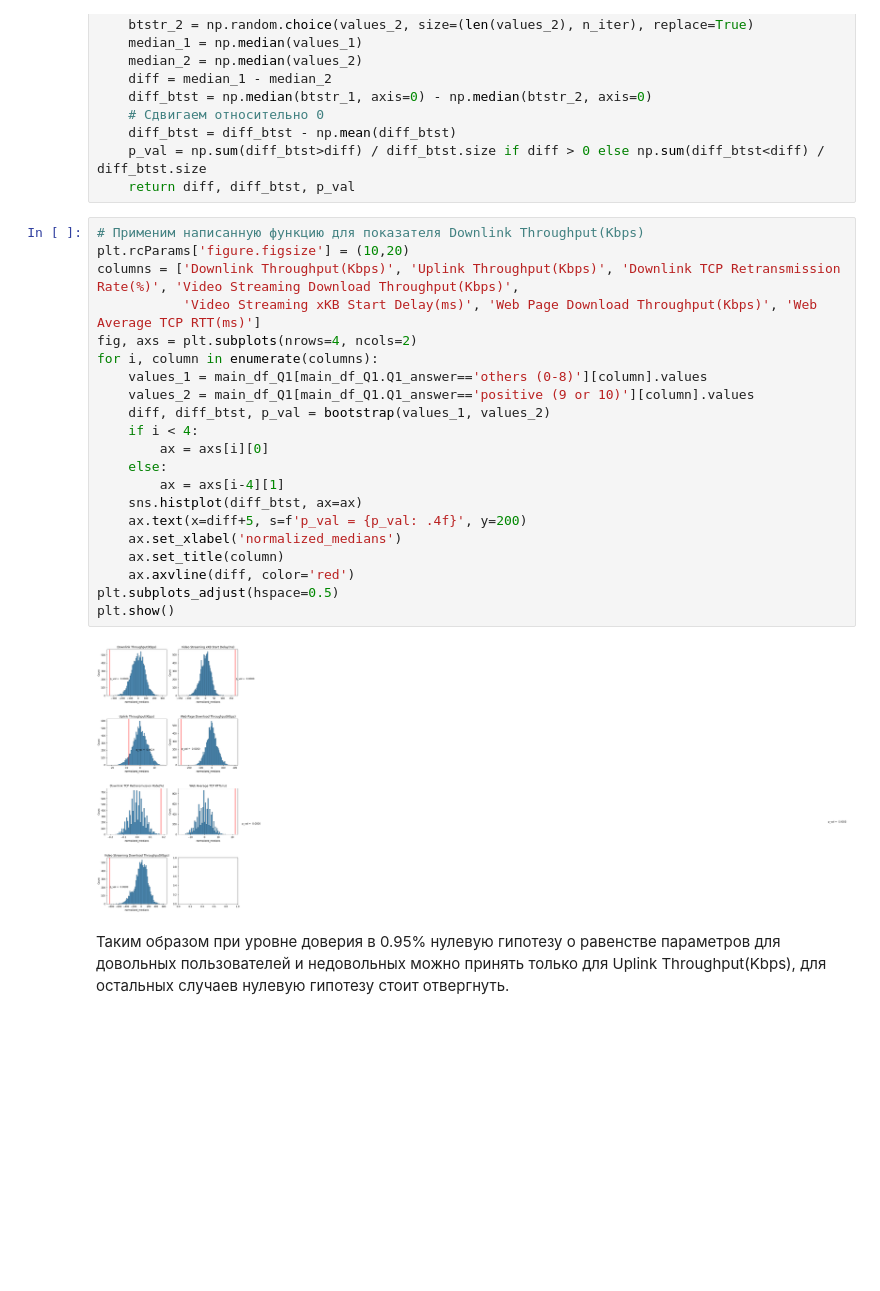
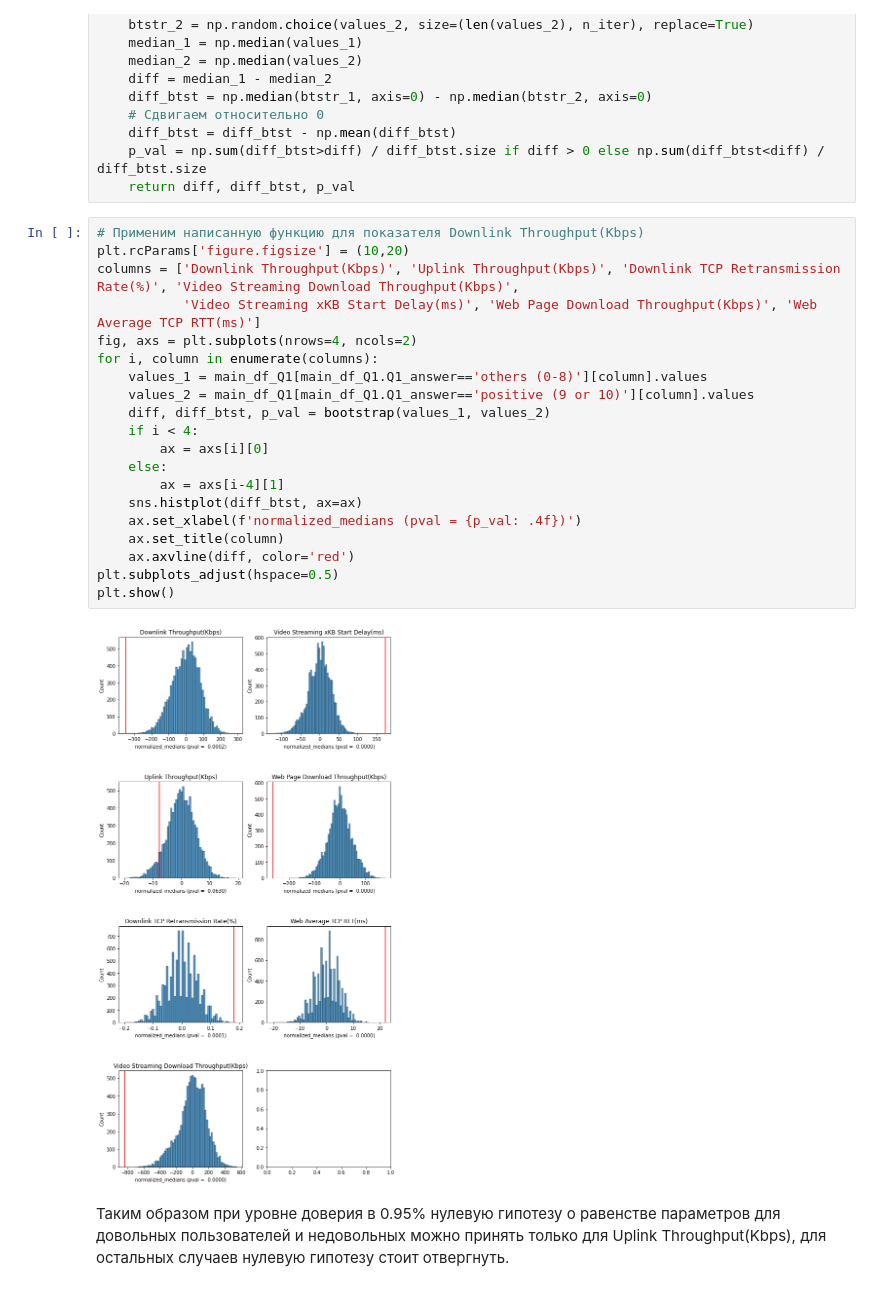
Before and after one commit to KruglikovAnton/megafons_clients_investigation, a Jupyter notebook: megafon_investigation.ipynb, the cells around one changed output. Saved outputs shown, nothing was run; the diff lists cells and outputs as text; blank space fills up the shorter version.

```diff
--- a/megafon_investigation.ipynb
+++ b/megafon_investigation.ipynb
@@ -220,26 +220,25 @@ def bootstrap(values_1: np.array, values_2: np.array, n_iter: int=10000):
 # %%
 # Применим написанную функцию для показателя Downlink Throughput(Kbps)
 plt.rcParams['figure.figsize'] = (10,20)
 columns = ['Downlink Throughput(Kbps)', 'Uplink Throughput(Kbps)', 'Downlink TCP Retransmission Rate(%)', 'Video Streaming Download Throughput(Kbps)',
            'Video Streaming xKB Start Delay(ms)', 'Web Page Download Throughput(Kbps)', 'Web Average TCP RTT(ms)']
 fig, axs = plt.subplots(nrows=4, ncols=2)
 for i, column in enumerate(columns):
     values_1 = main_df_Q1[main_df_Q1.Q1_answer=='others (0-8)'][column].values
     values_2 = main_df_Q1[main_df_Q1.Q1_answer=='positive (9 or 10)'][column].values
     diff, diff_btst, p_val = bootstrap(values_1, values_2)
     if i < 4:
         ax = axs[i][0]
     else:
         ax = axs[i-4][1]
     sns.histplot(diff_btst, ax=ax)
-    ax.text(x=diff+5, s=f'p_val = {p_val: .4f}', y=200)
-    ax.set_xlabel('normalized_medians')
+    ax.set_xlabel(f'normalized_medians (pval = {p_val: .4f})')
     ax.set_title(column)
     ax.axvline(diff, color='red')
 plt.subplots_adjust(hspace=0.5)
 plt.show()
 # %% [output]
-[figure, old version]
+[figure, new version]
 # %% [markdown]
 Таким образом при уровне доверия в 0.95% нулевую гипотезу о равенстве  параметров для довольных пользователей и недовольных можно принять только для Uplink Throughput(Kbps), для остальных случаев нулевую гипотезу стоит отвергнуть.
 # %%
```
Also changed, not shown: parts of 1 cell of this notebook.
